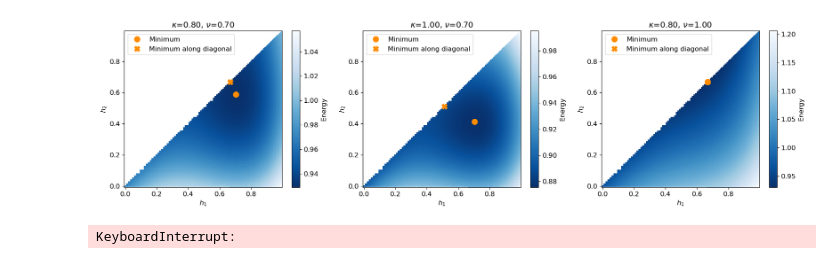
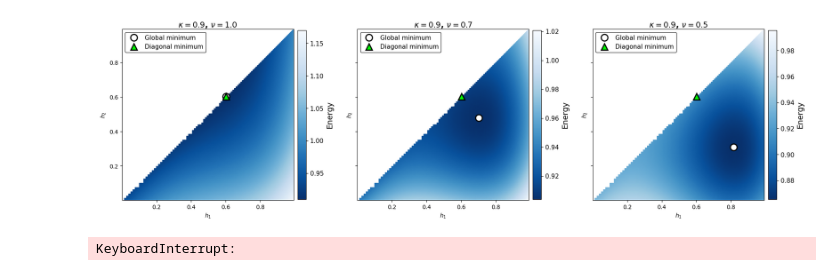
Before and after one commit to Irene-Li/Zebrafish_cleavage, a Jupyter notebook: notebooks/constriction2.ipynb, the cells around one changed output. Cells and saved outputs as stored; diff of their text form; code cells hidden in the pictures.

```diff
--- a/notebooks/constriction2.ipynb
+++ b/notebooks/constriction2.ipynb
@@ -48,43 +48,60 @@ def get_energy_landscape(k, nu):
     min_index_diag = np.argmin(E2_diagonal(theta1s, h2_R_ratio, k, nu))
 
     return masked_array, min_index, min_index_diag
-# %%
-E1 = vmap(jit(total_energy), in_axes=(0, None, None))
-E2_partial = vmap(jit(total_energy2), in_axes=(None, 0, None, None))
-E2 = vmap(E2_partial, in_axes=(0, None, None, None))
-
-
-
-E2_diagonal = vmap(jit(total_energy2), in_axes=(0, 0, None, None))
-
-theta1s = np.linspace(1e-5, np.pi/2*0.99, 100)
-h2_R_ratio = np.sin(theta1s)
-k = 0.7
-nu = 0.4 # when nu = 0.5, the interface has the same energy as the poles
-E = E2(theta1s, h2_R_ratio, k, nu)
 # %%
-fig, axes = plt.subplots(1, 3, figsize=(18, 5))
+fig, axes = plt.subplots(1, 3, figsize=(18, 6), sharex=True, sharey=True)
 
-for i, (k, nu) in enumerate([(0.8, 0.7), (1, 0.7), (0.8, 1)]):
+plt.rcParams.update({
+    'font.size': 14,
+    'axes.labelsize': 14,
+    'axes.titlesize': 14,
+    'legend.fontsize': 12,
+    'xtick.labelsize': 12,
+    'ytick.labelsize': 12
+})
+
+cmap = 'Blues_r'
+
+for i, (k, nu) in enumerate([(0.9, 1), (0.9, 0.7), (0.9, 0.5)]):
 
     masked_array, min_index, min_index_diag = get_energy_landscape(k, nu)
 
-    plt.rcParams['font.size'] = 12
+    # Use a better colormap with higher contrast
+    im = axes[i].pcolormesh(h1_grid, h2_grid, masked_array, cmap=cmap, shading='gouraud')
 
-    im = axes[i].pcolormesh(h1_grid, h2_grid, masked_array, cmap='Blues_r')
-    plt.colorbar(im, ax=axes[i], label='Energy')
-    axes[i].plot(h1_grid[min_index], h2_grid[min_index], 'o', color='darkorange', markersize=10, label='Minimum')
-    axes[i].plot(h1_diag[min_index_diag], h2_diag[min_index_diag], 'X', color='darkorange', markersize=10, label='Minimum along diagonal')
-    axes[i].set_xlabel(r'$h_1$')
-    axes[i].set_ylabel(r'$h_2$')
-    axes[i].set_title(r'$\kappa$={:.2f}, $\nu$={:.2f}'.format(k, nu))
-    axes[i].legend(loc='upper left')
+    # Improved colorbar styling
+    cbar = plt.colorbar(im, ax=axes[i], label='Energy', shrink=0.75, pad=0.02)
+    cbar.ax.tick_params(labelsize=11)
 
-plt.tight_layout()
-# plt.savefig('../figures/phase2_energy.png', dpi=300, bbox_inches='tight')
+    # Enhanced markers with better visibility
+    axes[i].plot(h1_grid[min_index], h2_grid[min_index], 'o',
+                color='white', markersize=12, markeredgecolor='black',
+                markeredgewidth=2, label='Global minimum', zorder=10)
+    axes[i].plot(h1_diag[min_index_diag], h2_diag[min_index_diag], '^',
+                color='lime', markersize=12, markeredgecolor='black',
+                markeredgewidth=2, label='Diagonal minimum', zorder=10)
+
+    # Better axis styling
+    axes[i].set_xlabel(r'$h_1$', fontweight='bold')
+    axes[i].set_ylabel(r'$h_2$', fontweight='bold')
+    axes[i].set_title(r'$\kappa = {:.1f}$, $\nu = {:.1f}$'.format(k, nu),
+                     fontweight='bold', pad=0)
+    legend = axes[i].legend(loc='upper left', edgecolor='black', fontsize=11)
+
+
+    # Set aspect ratio and limits for better appearance
+    axes[i].set_aspect('equal', adjustable='box')
+    axes[i].set_xlim(h1_grid.min(), h1_grid.max())
+    axes[i].set_ylim(h2_grid.min(), h2_grid.max())
+
+plt.tight_layout(pad=1)
+plt.savefig('../figures/phase2_energy.png', dpi=300, bbox_inches='tight', facecolor='white')
 plt.show()
+
+# Reset font parameters
+plt.rcParams.update(plt.rcParamsDefault)
 # %% [output]
-[figure, old version]
+[figure, new version]
 # %%
 def energy(params, k, nu):
     theta1, delta = params
```
Also changed, not shown: parts of 8 cells of this notebook, 16 other files.
